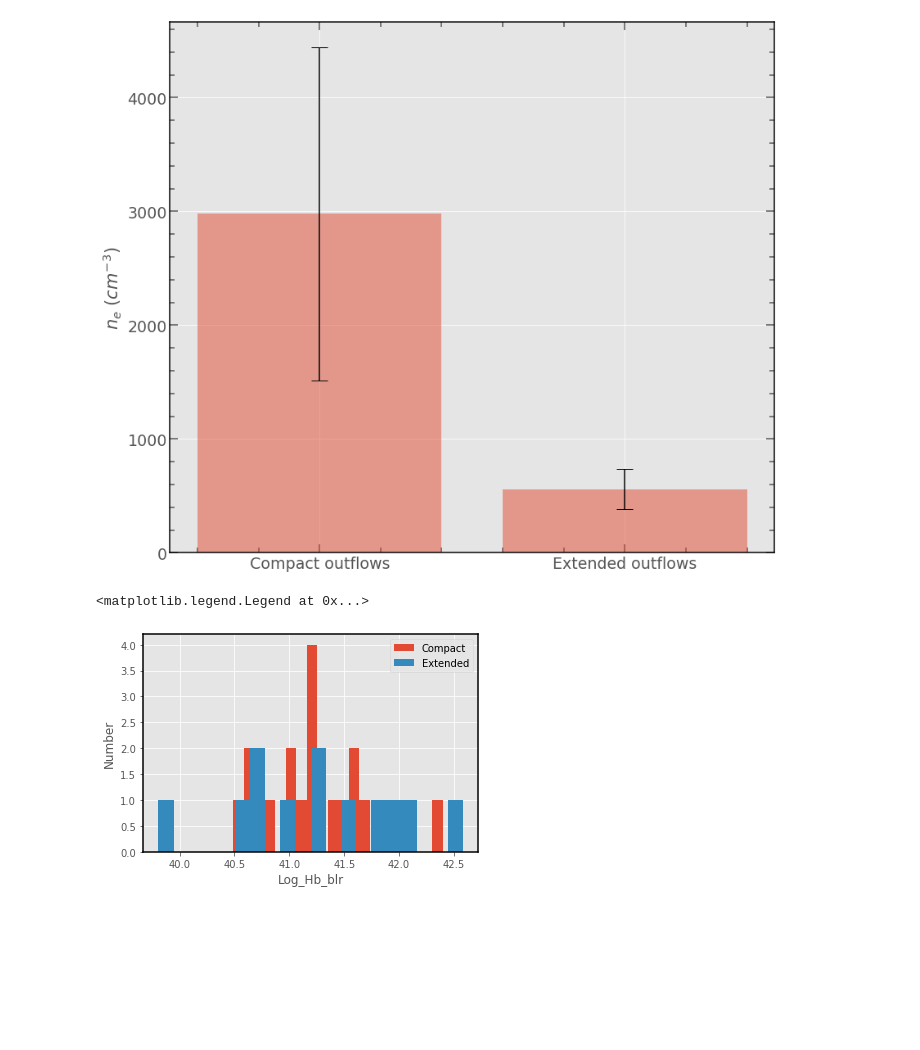
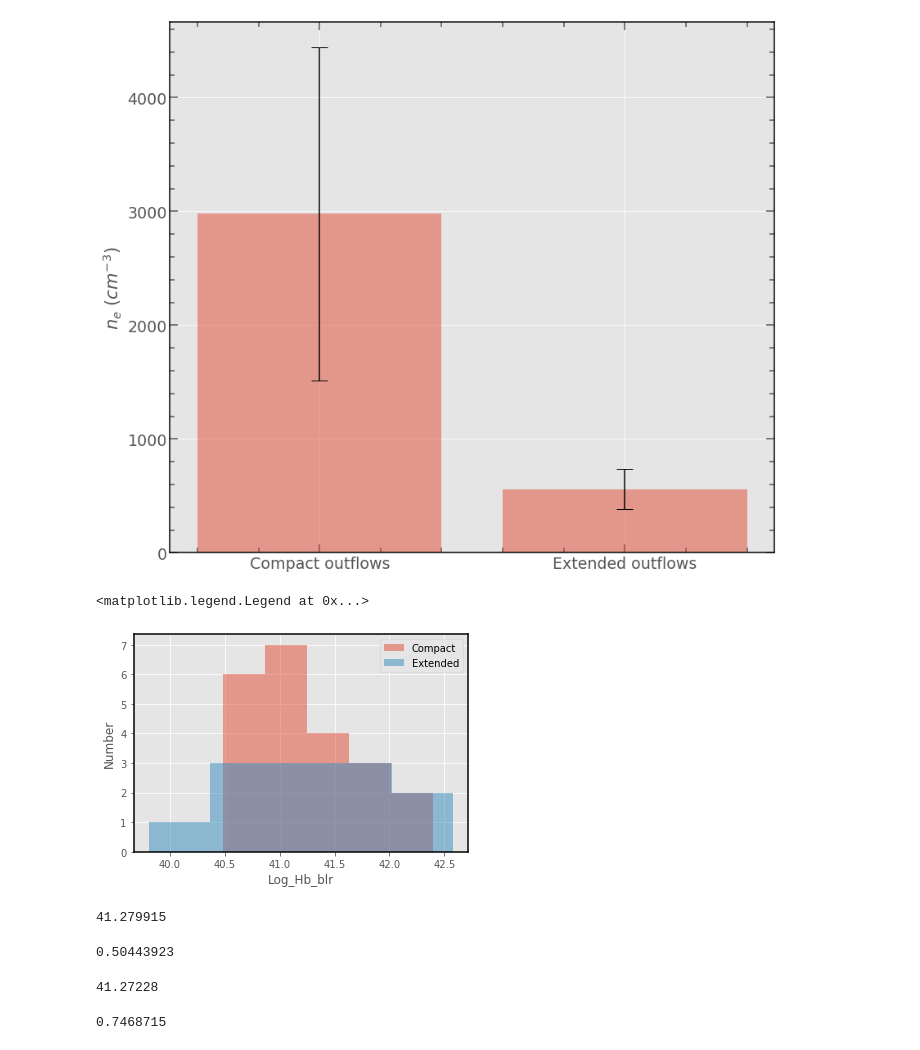
Before and after one commit to astrmainak/mainaksingha1, a Jupyter notebook: Result Plots Paper 1.ipynb, the cells around one changed output. Drawn from its saved outputs; the diff is of its cells as text; code cells hidden in the pictures; blank space fills up the shorter version.

```diff
--- a/Result Plots Paper 1.ipynb
+++ b/Result Plots Paper 1.ipynb
@@ -424,11 +426,27 @@ fig.savefig('/home/rickeythecat/Downloads/Outflow_paper1/electron_density_bar_pl
 # %% [output]
 [figure]
 # %%
-plt.hist(compact_log_Hb_CARS,bins=20,label='Compact')
-plt.hist(extended_log_Hb_CARS,bins=20,label='Extended')
+plt.hist(compact_log_Hb_CARS,bins=5,label='Compact',alpha=0.5)
+plt.hist(extended_log_Hb_CARS,bins=5,label='Extended',alpha=0.5)
 plt.xlabel('Log_Hb_blr')
 plt.ylabel('Number')
 plt.legend()
 # %% [output]
 <matplotlib.legend.Legend at 0x...>
-[figure, old version]
+[figure, new version]
+# %%
+np.mean(compact_log_Hb_CARS)
+# %% [output]
+41.279915
+# %%
+np.std(compact_log_Hb_CARS)
+# %% [output]
+0.50443923
+# %%
+np.mean(extended_log_Hb_CARS)
+# %% [output]
+41.27228
+# %%
+np.std(extended_log_Hb_CARS)
+# %% [output]
+0.7468715
```
Also changed, not shown: parts of 5 cells of this notebook, 1 other file.
